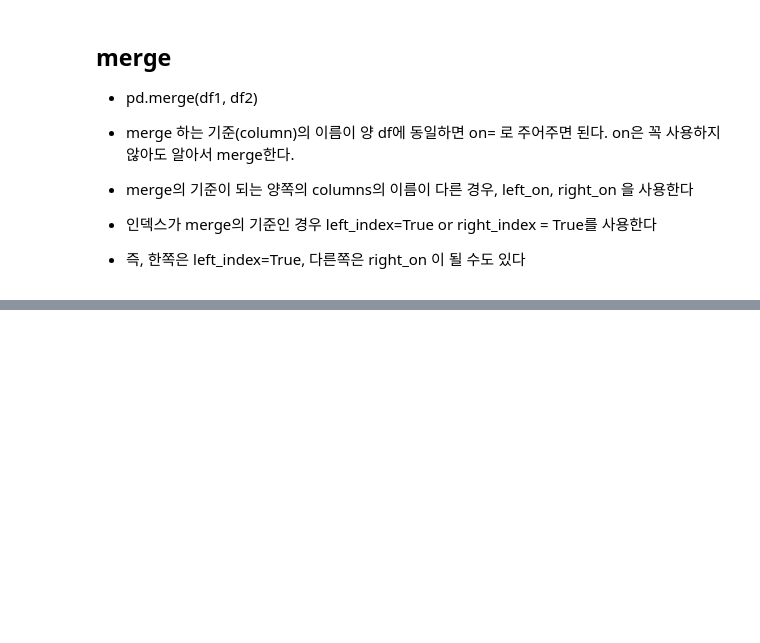
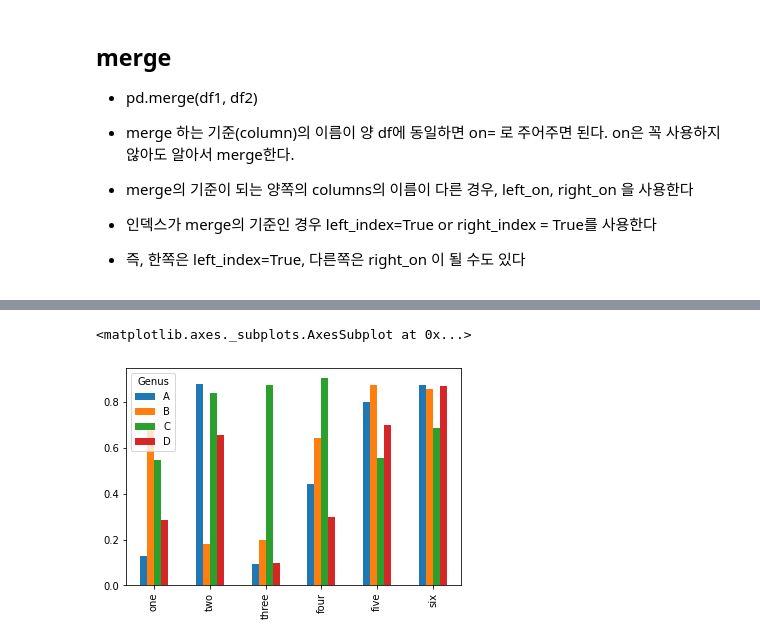
Before and after one commit to Je-Hyeon/My_Study_Materials2021, a Jupyter notebook: DataAnalysis책_정리.ipynb, the cells around one changed output, grey strips where cells are left out. Cells and saved outputs as stored; diff of their text form; code cells hidden in the pictures; blank space fills up the shorter version.

```diff
--- a/DataAnalysis책_정리.ipynb
+++ b/DataAnalysis책_정리.ipynb
@@ -562,0 +609,3 @@ frame.swaplevel(1,0).sort_index()
+# %%
+df2 = pd.DataFrame(np.random.rand(6,4), index=['one','two','three','four','five','six'], columns = pd.Index(['A','B','C','D'],name='Genus'))
+df2
@@ -562,0 +620,7 @@ frame.swaplevel(1,0).sort_index()
+# %%
+# 여기서도 여러가지 df를 한번에 plot하는 걸 사용했다.
+
+df2.plot.bar()
+# %% [output]
+<matplotlib.axes._subplots.AxesSubplot at 0x...>
+[figure, added]
```
Also changed, not shown: parts of 46 cells of this notebook.
